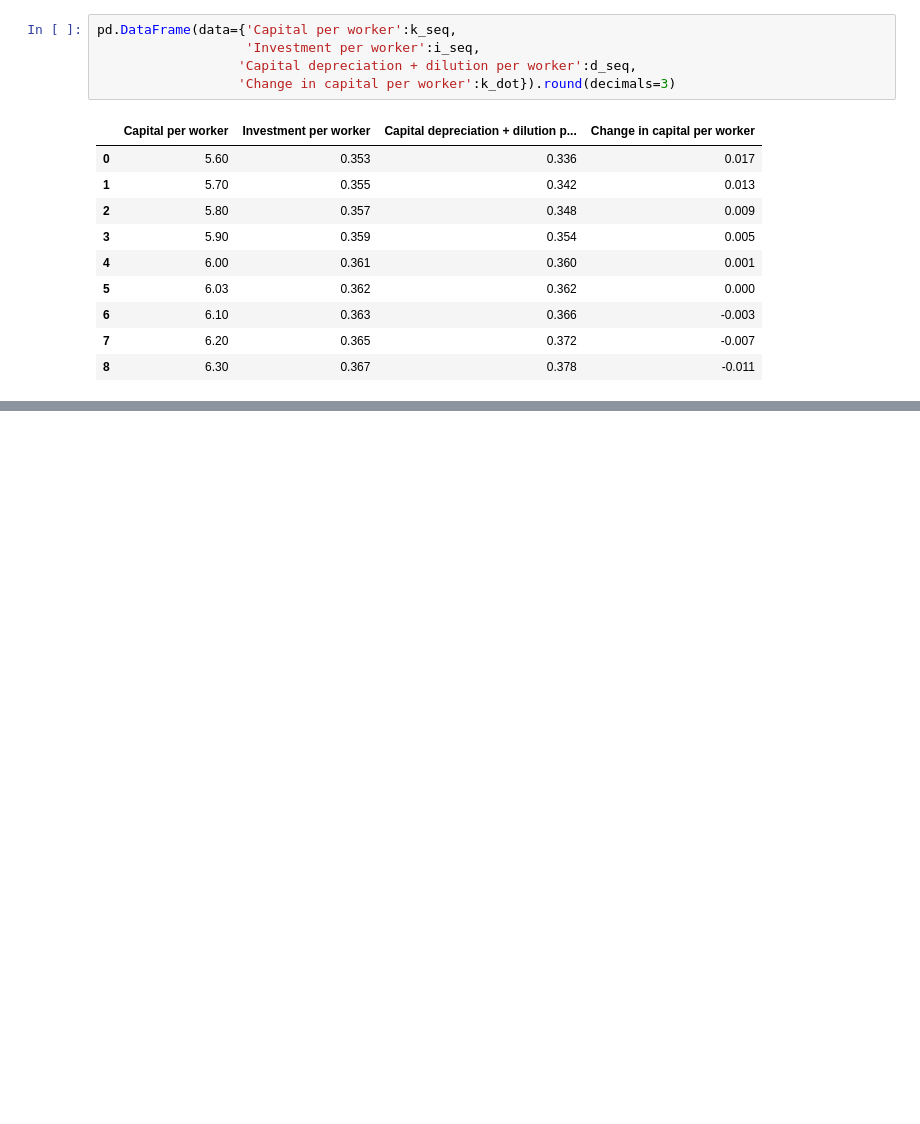
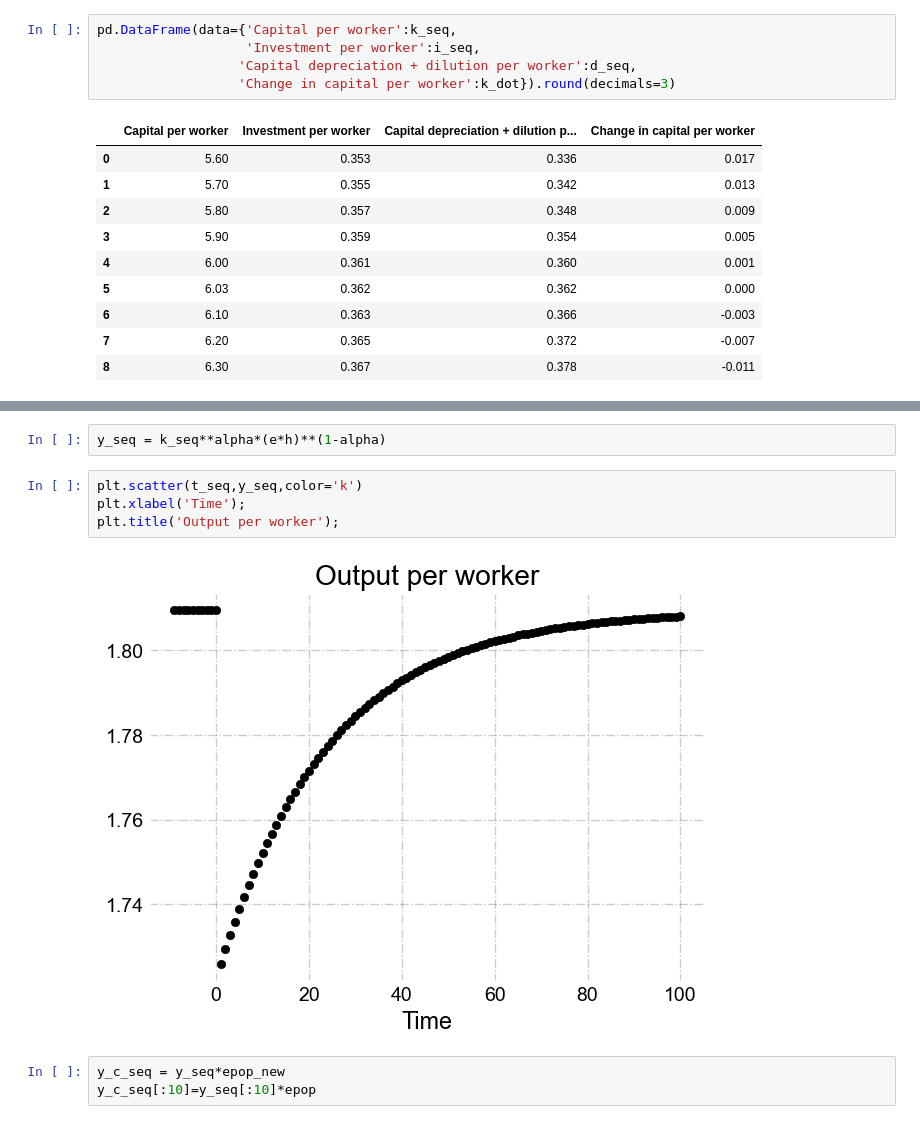
Before and after one commit to gunerilhan/economicgrowth, a Jupyter notebook: ps1/ps1.ipynb, the cells around one changed output, grey strips where cells are left out. Cells and saved outputs as stored; diff of their text form; blank space fills up the shorter version.

```diff
--- a/ps1/ps1.ipynb
+++ b/ps1/ps1.ipynb
@@ -280,0 +129,11 @@ Text(0, 0.5, '$\\dot{k}$')
+# %%
+y_seq = k_seq**alpha*(e*h)**(1-alpha)
+# %%
+plt.scatter(t_seq,y_seq,color='k')
+plt.xlabel('Time');
+plt.title('Output per worker');
+# %% [output]
+[figure, added]
+# %%
+y_c_seq = y_seq*epop_new
+y_c_seq[:10]=y_seq[:10]*epop
```
Also changed, not shown: parts of 40 cells of this notebook, 1 other file.
